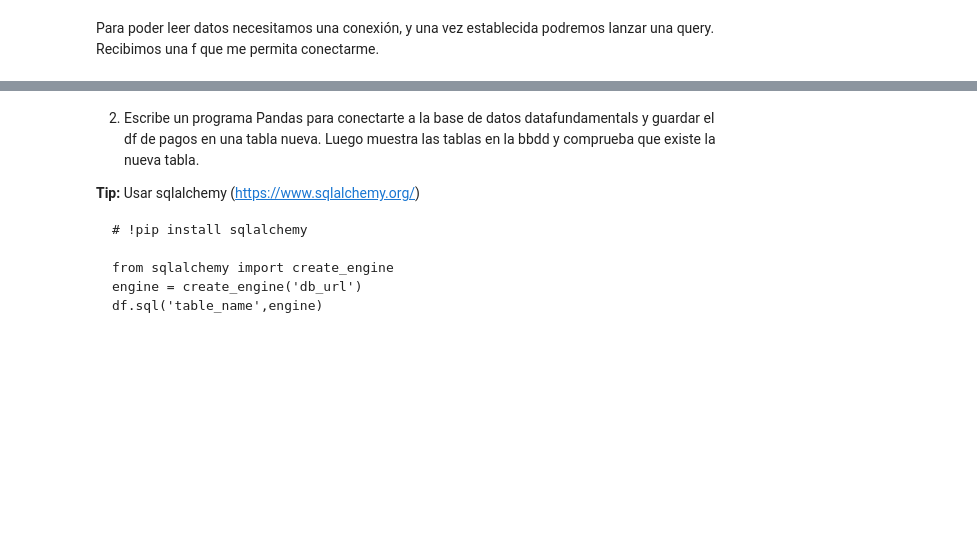
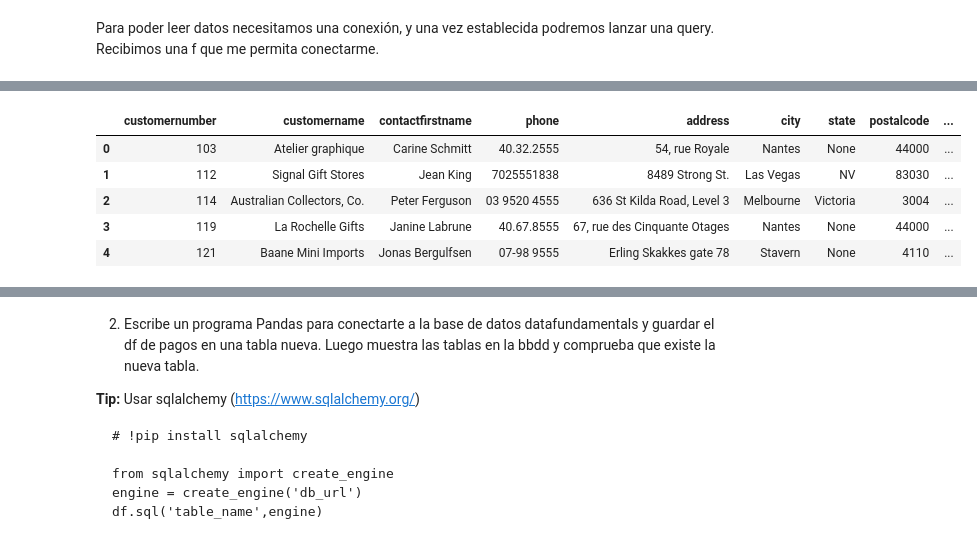
Before and after one commit to belen1993/belendata, a Jupyter notebook: pandas/03.2.Ejercicios_panda_DataFrames_1.ipynb, the cells around one changed output, grey strips where cells are left out. Saved outputs shown, nothing was run; the diff lists cells and outputs as text; code cells hidden in the pictures; blank space fills up the shorter version.

```diff
--- a/pandas/03.2.Ejercicios_panda_DataFrames_1.ipynb
+++ b/pandas/03.2.Ejercicios_panda_DataFrames_1.ipynb
@@ -8,3 +15,20 @@ import psycopg2
+# %%
+#Conexión a la base de datos
+def create_database_connection():
+	conn = None
+	try:
+		conn = psycopg2.connect(
+			database="datafundamentals",
+			user="datafundamentals_owner",
+			password="KBmgp2v5AIGf",
+			host="ep-spring-shape-a82ywnyf.eastus2.azure.neon.tech",
+			sslmode="require",
+			port=5432
+		)
+		print("Connected to 'datafundamental' successfully.")
+	except psycopg2.Error as err:
+		print(f"Error: {err}")
+	return conn
 # %%
 PGHOST='ep-spring-shape-a82ywnyf.eastus2.azure.neon.tech'
 PGDATABASE='datafundamentals'
@@ -42,0 +37,16 @@ print(resultado)
+# %%
+#Obtener todas las filas de una tabla (por ejemplo, customers)
+
+import psycopg2
+import pandas as pd
+
+def fetch_data(query):
+    conn = create_database_connection()
+    df = pd.read_sql_query(query, conn)
+    conn.close()
+    return df
+# Cargar datos de la tabla customers
+query = "SELECT * FROM customers;"
+df_customers = fetch_data(query)
+
+print(df_customers.head())
@@ -45,3 +183,10 @@ Para poder leer datos necesitamos una conexión, y una vez establecida podremos
 # %%
-resultado.head() #para tener una visión general de los datos
+df_customers.head() #para tener una visión general de los datos
+# %% [output]
+|  | customernumber | customername | contactfirstname | phone | address | city | state | postalcode | ... |
+| 0 | 103 | Atelier graphique | Carine Schmitt | 40.32.2555 | 54, rue Royale | Nantes | None | 44000 | ... |
+| 1 | 112 | Signal Gift Stores | Jean King | 7025551838 | 8489 Strong St. | Las Vegas | NV | 83030 | ... |
+| 2 | 114 | Australian Collectors, Co. | Peter Ferguson | 03 9520 4555 | 636 St Kilda Road, Level 3 | Melbourne | Victoria | 3004 | ... |
+| 3 | 119 | La Rochelle Gifts | Janine Labrune | 40.67.8555 | 67, rue des Cinquante Otages | Nantes | None | 44000 | ... |
+| 4 | 121 | Baane Mini Imports | Jonas Bergulfsen | 07-98 9555 | Erling Skakkes gate 78 | Stavern | None | 4110 | ... |
 # %%
```
Also changed, not shown: parts of 34 cells of this notebook, 22 other files.
